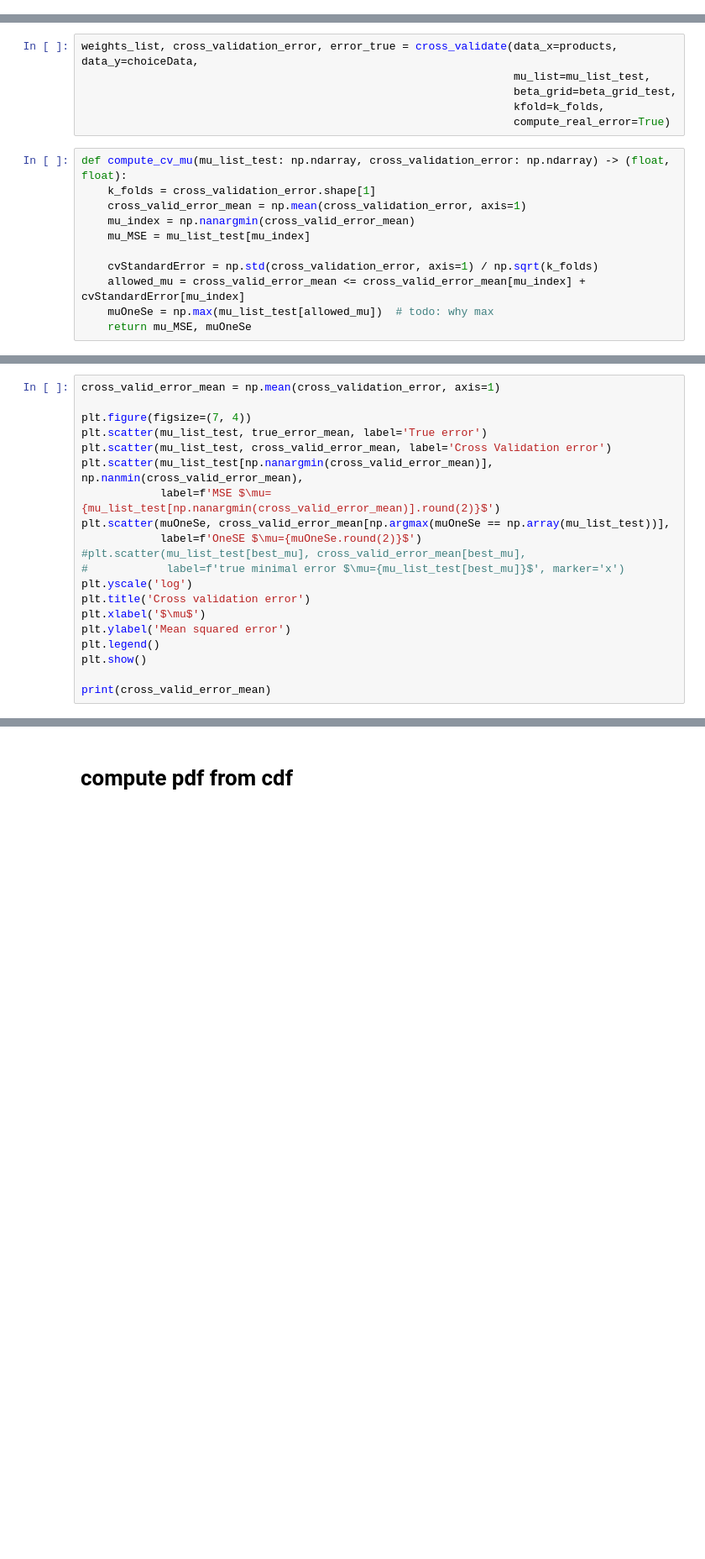
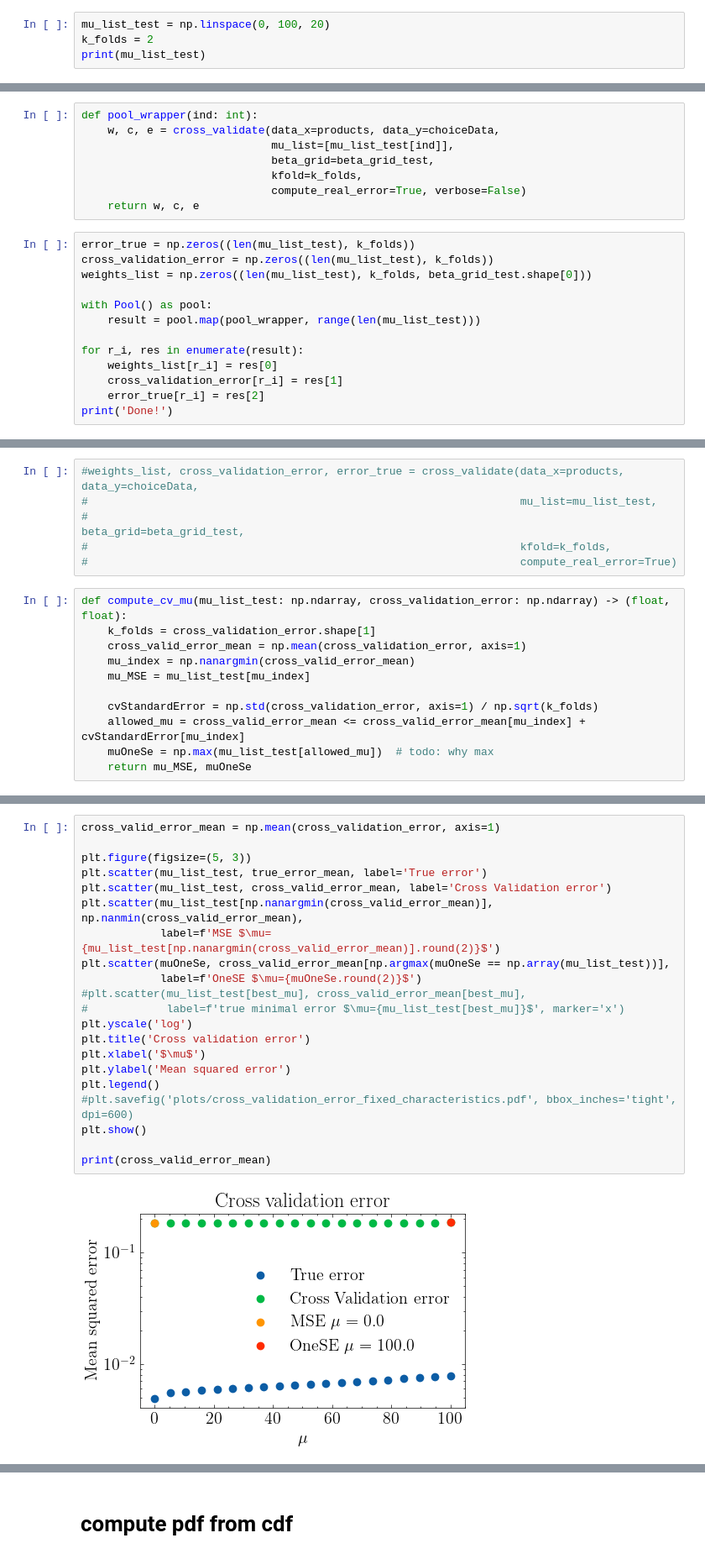
Before and after one commit to arrjon/RandomCoefficients, a Jupyter notebook: demand.ipynb, the cells around one changed output, grey strips where cells are left out. Shown at 84% size. Cells and saved outputs as stored; diff of their text form; blank space fills up the shorter version.

Commit message:
updated project with plots

```diff
--- a/demand.ipynb
+++ b/demand.ipynb
@@ -319,0 +371,4 @@ print(mu_list_test)
+# %%
+mu_list_test = np.linspace(0, 100, 20)
+k_folds = 2
+print(mu_list_test)
@@ -319,0 +380,21 @@ print(mu_list_test)
+# %%
+def pool_wrapper(ind: int):
+    w, c, e = cross_validate(data_x=products, data_y=choiceData,
+                             mu_list=[mu_list_test[ind]],
+                             beta_grid=beta_grid_test,
+                             kfold=k_folds,
+                             compute_real_error=True, verbose=False)
+    return w, c, e
+# %%
+error_true = np.zeros((len(mu_list_test), k_folds))
+cross_validation_error = np.zeros((len(mu_list_test), k_folds))
+weights_list = np.zeros((len(mu_list_test), k_folds, beta_grid_test.shape[0]))
+
+with Pool() as pool:
+    result = pool.map(pool_wrapper, range(len(mu_list_test)))
+
+for r_i, res in enumerate(result):
+    weights_list[r_i] = res[0]
+    cross_validation_error[r_i] = res[1]
+    error_true[r_i] = res[2]
+print('Done!')
@@ -320,9 +403,9 @@ print(mu_list_test)
 # %%
-weights_list, cross_validation_error, error_true = cross_validate(data_x=products, data_y=choiceData,
-                                                                  mu_list=mu_list_test,
-                                                                  beta_grid=beta_grid_test,
-                                                                  kfold=k_folds,
-                                                                  compute_real_error=True)
+#weights_list, cross_validation_error, error_true = cross_validate(data_x=products, data_y=choiceData,
+#                                                                  mu_list=mu_list_test,
+#                                                                  beta_grid=beta_grid_test,
+#                                                                  kfold=k_folds,
+#                                                                  compute_real_error=True)
 # %%
 def compute_cv_mu(mu_list_test: np.ndarray, cross_validation_error: np.ndarray) -> (float, float):
     k_folds = cross_validation_error.shape[1]
@@ -344,20 +430,23 @@ best_mu = np.nanargmin(true_error_mean)
 # %%
 cross_valid_error_mean = np.mean(cross_validation_error, axis=1)
 
-plt.figure(figsize=(7, 4))
+plt.figure(figsize=(5, 3))
 plt.scatter(mu_list_test, true_error_mean, label='True error')
 plt.scatter(mu_list_test, cross_valid_error_mean, label='Cross Validation error')
 plt.scatter(mu_list_test[np.nanargmin(cross_valid_error_mean)], np.nanmin(cross_valid_error_mean),
             label=f'MSE $\mu={mu_list_test[np.nanargmin(cross_valid_error_mean)].round(2)}$')
 plt.scatter(muOneSe, cross_valid_error_mean[np.argmax(muOneSe == np.array(mu_list_test))],
             label=f'OneSE $\mu={muOneSe.round(2)}$')
 #plt.scatter(mu_list_test[best_mu], cross_valid_error_mean[best_mu],
 #            label=f'true minimal error $\mu={mu_list_test[best_mu]}$', marker='x')
 plt.yscale('log')
 plt.title('Cross validation error')
 plt.xlabel('$\mu$')
 plt.ylabel('Mean squared error')
 plt.legend()
+#plt.savefig('plots/cross_validation_error_fixed_characteristics.pdf', bbox_inches='tight', dpi=600)
 plt.show()
 
 print(cross_valid_error_mean)
+# %% [output]
+[figure, added]
```
Also changed, not shown: parts of 44 cells of this notebook, 16 other files.
